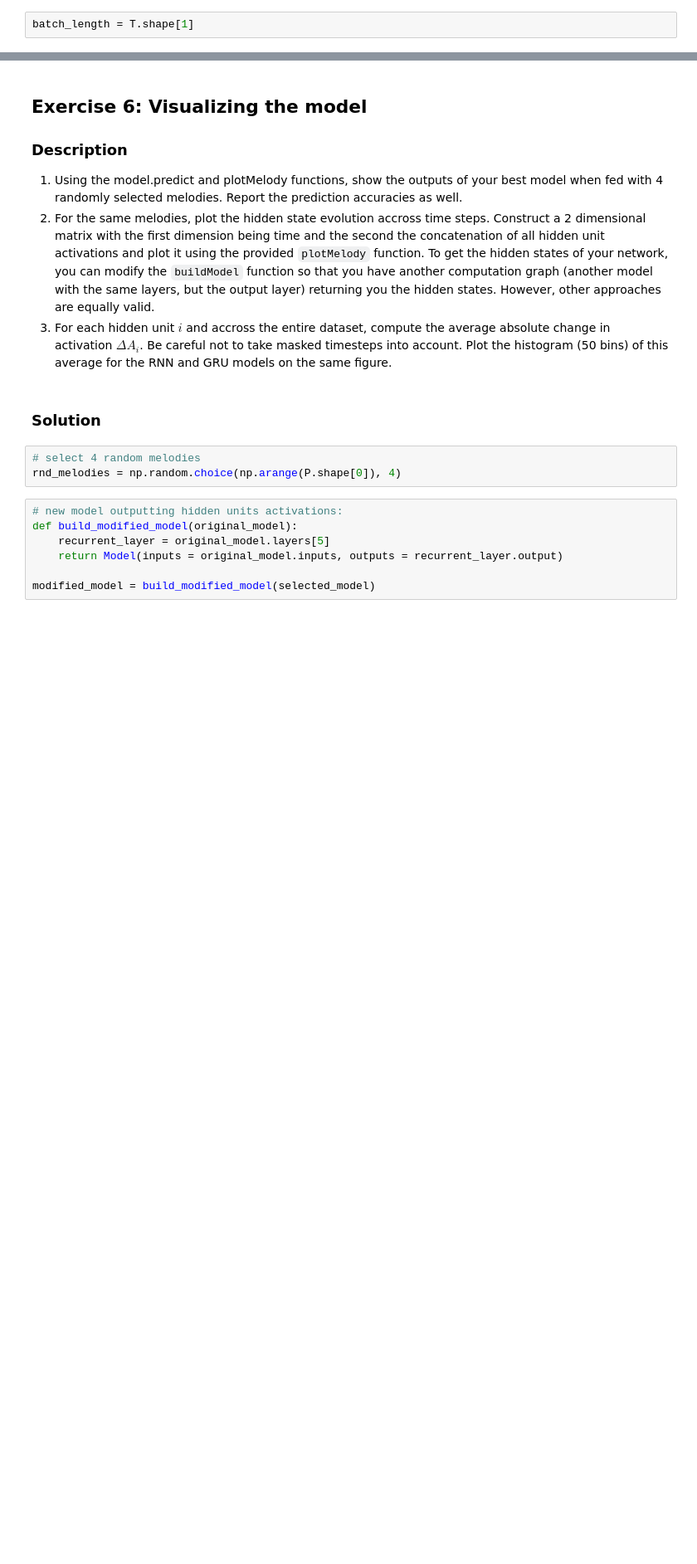
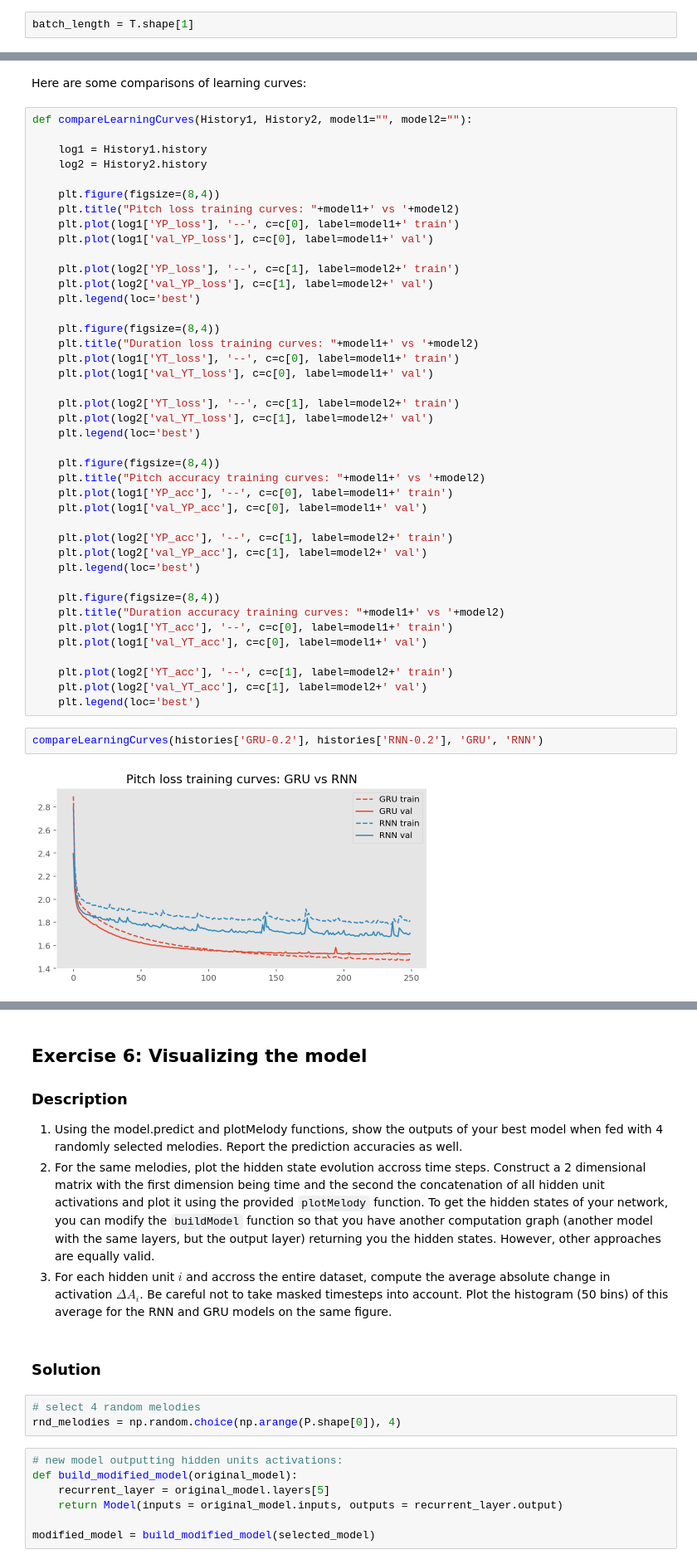
Before and after one commit to adrian-valente/ANN_project1, a Jupyter notebook: miniproject2.ipynb, the cells around one changed output, grey strips where cells are left out. Shown at 83% size. Drawn from its saved outputs; the diff is of its cells as text; blank space fills up the shorter version.

```diff
--- a/miniproject2.ipynb
+++ b/miniproject2.ipynb
@@ -811,0 +791,47 @@ Validation YT acc: 0.830003
+# %% [markdown]
+Here are some comparisons of learning curves:
+# %%
+def compareLearningCurves(History1, History2, model1="", model2=""):
+
+    log1 = History1.history
+    log2 = History2.history
+
+    plt.figure(figsize=(8,4))
+    plt.title("Pitch loss training curves: "+model1+' vs '+model2)
+    plt.plot(log1['YP_loss'], '--', c=c[0], label=model1+' train')
+    plt.plot(log1['val_YP_loss'], c=c[0], label=model1+' val')
+
+    plt.plot(log2['YP_loss'], '--', c=c[1], label=model2+' train')
+    plt.plot(log2['val_YP_loss'], c=c[1], label=model2+' val')
+    plt.legend(loc='best')
+
+    plt.figure(figsize=(8,4))
+    plt.title("Duration loss training curves: "+model1+' vs '+model2)
+    plt.plot(log1['YT_loss'], '--', c=c[0], label=model1+' train')
+    plt.plot(log1['val_YT_loss'], c=c[0], label=model1+' val')
+
+    plt.plot(log2['YT_loss'], '--', c=c[1], label=model2+' train')
+    plt.plot(log2['val_YT_loss'], c=c[1], label=model2+' val')
+    plt.legend(loc='best')
+
+    plt.figure(figsize=(8,4))
+    plt.title("Pitch accuracy training curves: "+model1+' vs '+model2)
+    plt.plot(log1['YP_acc'], '--', c=c[0], label=model1+' train')
+    plt.plot(log1['val_YP_acc'], c=c[0], label=model1+' val')
+
+    plt.plot(log2['YP_acc'], '--', c=c[1], label=model2+' train')
+    plt.plot(log2['val_YP_acc'], c=c[1], label=model2+' val')
+    plt.legend(loc='best')
+
+    plt.figure(figsize=(8,4))
+    plt.title("Duration accuracy training curves: "+model1+' vs '+model2)
+    plt.plot(log1['YT_acc'], '--', c=c[0], label=model1+' train')
+    plt.plot(log1['val_YT_acc'], c=c[0], label=model1+' val')
+
+    plt.plot(log2['YT_acc'], '--', c=c[1], label=model2+' train')
+    plt.plot(log2['val_YT_acc'], c=c[1], label=model2+' val')
+    plt.legend(loc='best')
+# %%
+compareLearningCurves(histories['GRU-0.2'], histories['RNN-0.2'], 'GRU', 'RNN')
+# %% [output]
+[figure, added]
```
Also changed, not shown: parts of 39 cells of this notebook.
